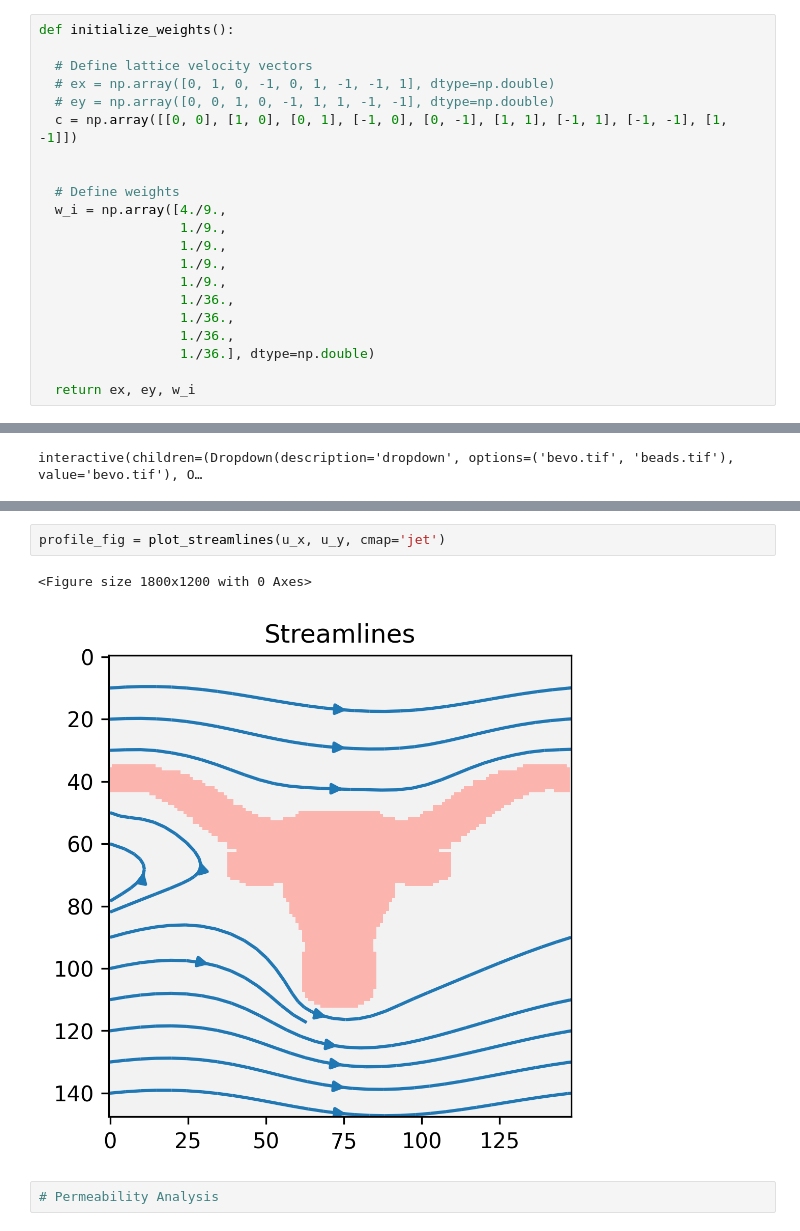
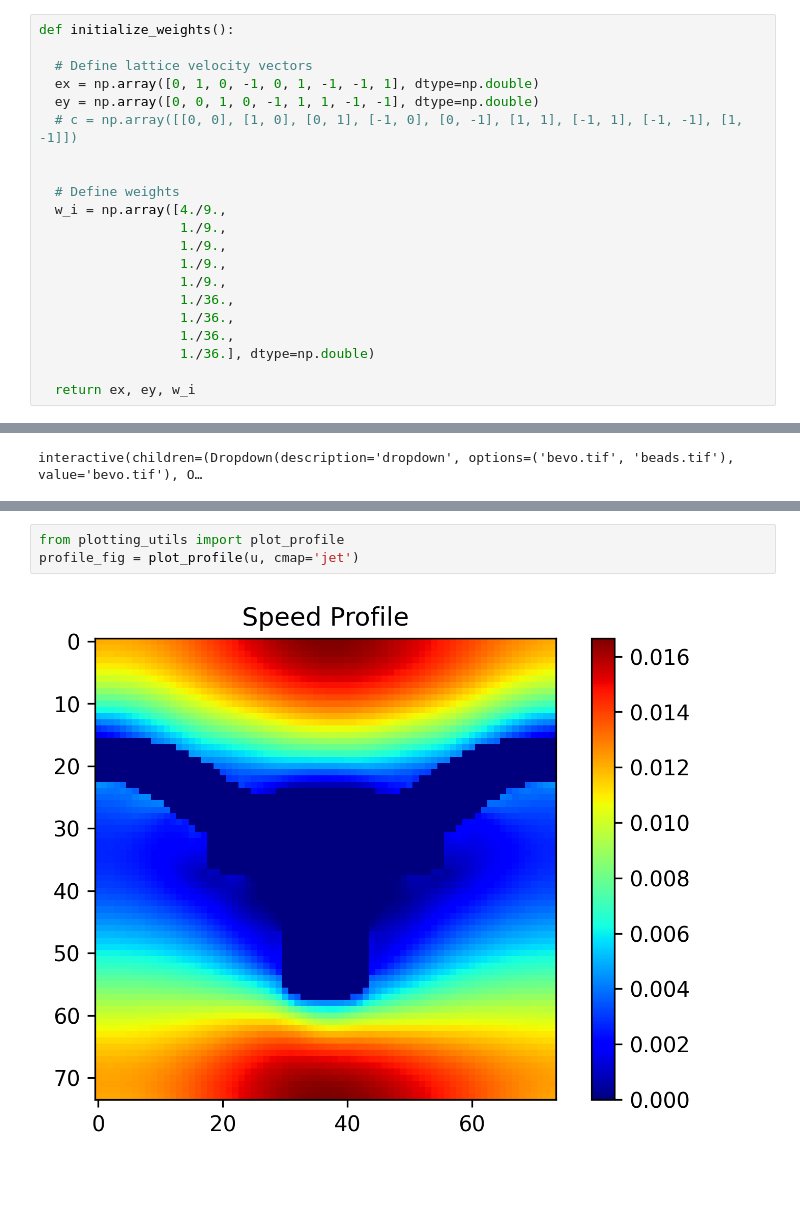
Before and after one commit to BC-Chang/LBM_Workshop, a Jupyter notebook: D2Q9_LBM_main.ipynb, the cells around one changed output, grey strips where cells are left out. Cells and saved outputs as stored; diff of their text form; blank space fills up the shorter version.

```diff
--- a/D2Q9_LBM_main.ipynb
+++ b/D2Q9_LBM_main.ipynb
@@ -83,9 +81,9 @@ In the following cell, we will initialize these velocity directions and their we
 def initialize_weights():
 
   # Define lattice velocity vectors
-  # ex = np.array([0, 1, 0, -1, 0, 1, -1, -1, 1], dtype=np.double)
-  # ey = np.array([0, 0, 1, 0, -1, 1, 1, -1, -1], dtype=np.double)
-  c = np.array([[0, 0], [1, 0], [0, 1], [-1, 0], [0, -1], [1, 1], [-1, 1], [-1, -1], [1, -1]])
+  ex = np.array([0, 1, 0, -1, 0, 1, -1, -1, 1], dtype=np.double)
+  ey = np.array([0, 0, 1, 0, -1, 1, 1, -1, -1], dtype=np.double)
+  # c = np.array([[0, 0], [1, 0], [0, 1], [-1, 0], [0, -1], [1, 1], [-1, 1], [-1, -1], [1, -1]])
 
 
   # Define weights
@@ -450,7 +459,5 @@ Elapsed Time: 99.433445054s
-# %%
-profile_fig = plot_streamlines(u_x, u_y, cmap='jet')
-# %% [output]
-<Figure size 1800x1200 with 0 Axes>
-[figure, removed]
-# %%
-# Permeability Analysis
+# %%
+from plotting_utils import plot_profile
+profile_fig = plot_profile(u, cmap='jet')
+# %% [output]
+[figure, added]
```
Also changed, not shown: parts of 20 cells of this notebook.
